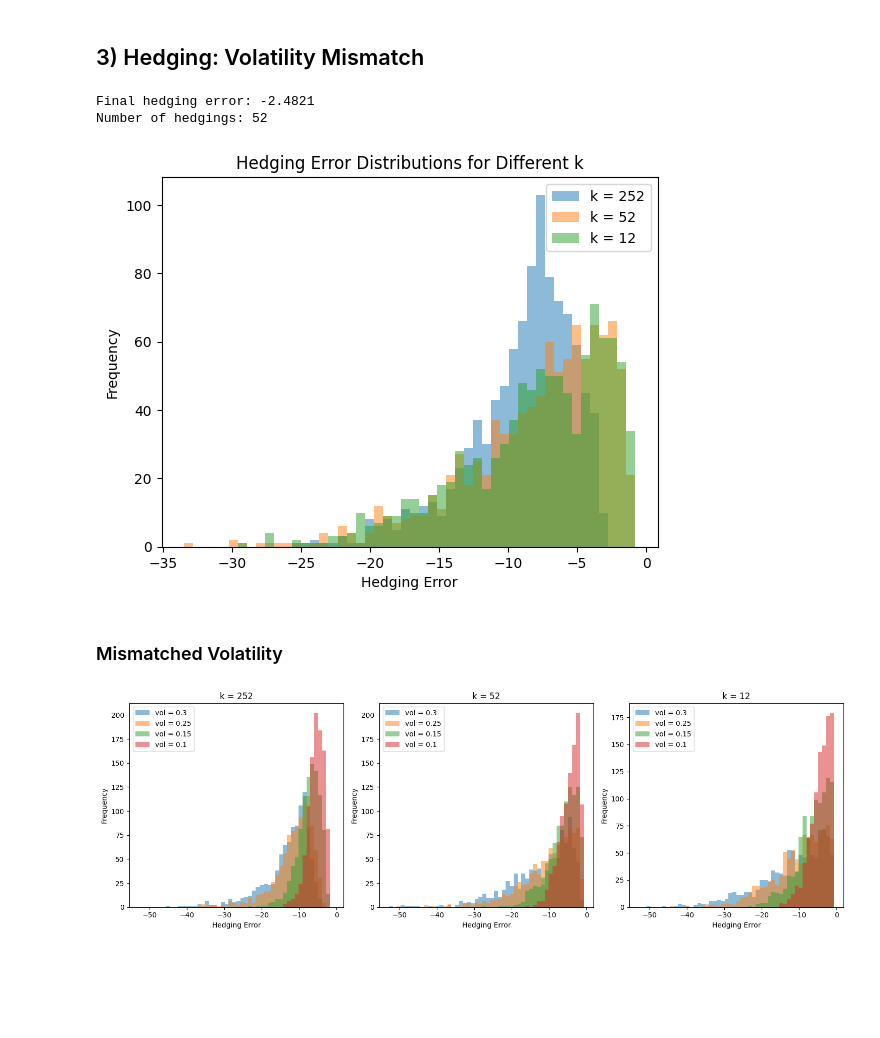
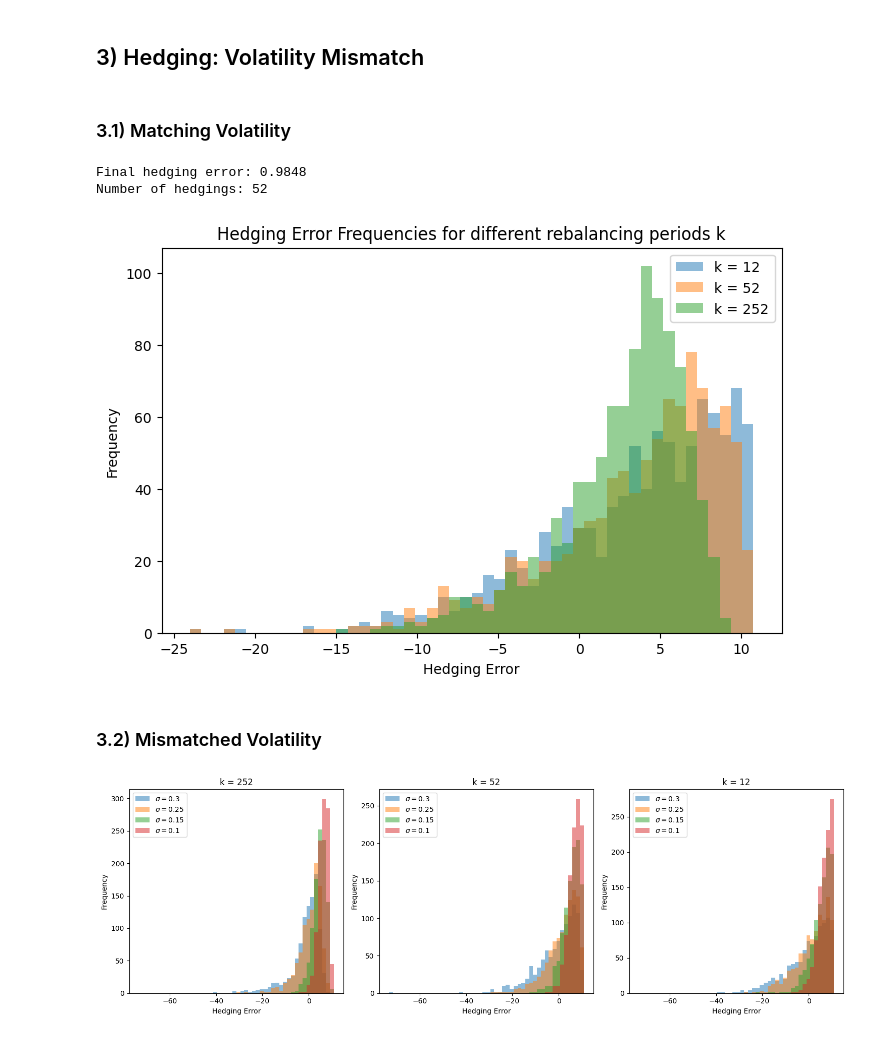
Before and after one commit to GiorgioCampo/CF_Assignment1, a Jupyter notebook: compfin_1.ipynb, the cells around one changed output. Cells and saved outputs as stored; diff of their text form; code cells hidden in the pictures; blank space fills up the shorter version.

Commit message:
Finalized ex 3, added img

```diff
--- a/compfin_1.ipynb
+++ b/compfin_1.ipynb
@@ -9,6 +9,8 @@ import pandas as pd
 import yfinance as yf
 import matplotlib.pyplot as plt
 import math
+
+savefig = True
 # %%
 ticker = "AAPL"
 start_date = "2010-01-01"
@@ -627,6 +629,8 @@ beta: -0.0005861197232981541
 On the other hand, the relationship between SPX returns vs Realized vol is not statistically significant (p > 0.7). The takeaway is that the realized volatility does not explain daily SPX returns meaningfully, and this aligns with the fact that volatility is more of a risk gauge than a return predictor
 # %% [markdown]
 ## 3) Hedging: Volatility Mismatch
+# %% [markdown]
+### 3.1) Matching Volatility
 # %%
 from scipy.stats import norm
 
@@ -647,6 +651,14 @@ def calculate_delta(S, K, T, t, r, sigma):
     d1 = (np.log(S / K) + (r + 0.5 * sigma**2) * (T - t)) / (sigma * np.sqrt(T - t))
     return norm.cdf(d1)
 
+def black_scholes_call_price(S, K, T, r, sigma):
+    if T <= 0:
+        return max(S - K, 0)  # Handle near-zero maturity edge case
+    d1 = (np.log(S / K) + (r + 0.5 * sigma ** 2) * T) / (sigma * np.sqrt(T))
+    d2 = d1 - sigma * np.sqrt(T)
+    call_price = S * norm.cdf(d1) - K * np.exp(-r * T) * norm.cdf(d2)
+    return call_price
+
 def call_option_payoff(S, K):
     return np.maximum(S - K, 0)
 # %%
@@ -665,12 +677,13 @@ def dynamic_hedging(S, K, T, r, sigma, dt, n=1000, k=252):
     cash = 0
     shares = calculate_delta(S[0], K, T, 0, r, sigma)
     cash = S0 * shares  # cost to buy shares (you are short the option)
-    cash = -cash  # you pay this
+    cash = -cash + black_scholes_call_price(S[0], K, T, r, sigma) # pay for shares, receive option premium
 
     # Dynamic hedging
     n_of_hedgings = 0
     for i in range(1, n):
         t = i * dt
+        # Hedge every k days
         if m.isclose(t, k * dt, abs_tol=k / (2*n)):
             new_delta = calculate_delta(S[i], K, T, t, r, sigma)
             delta_change = new_delta - shares
@@ -706,7 +719,7 @@ hedging_error, n_of_hedgings = dynamic_hedging(S, K, T, r, sigma, dt, n, k)
 print(f"Final hedging error: {hedging_error:.4f}")
 print(f"Number of hedgings: {n_of_hedgings}")
 # %% [output]
-Final hedging error: -2.4821
+Final hedging error: 0.9848
 Number of hedgings: 52
 # %%
 # Parameters
@@ -728,26 +741,30 @@ for k in hedging_errors.keys():
         hedging_errors[k].append(hedging_error)
 # %%
 all_errors = []
-for k in [252, 52, 12]:
+for k in [12, 52, 252]:
     all_errors.extend(hedging_errors[k])
 
 # Define consistent bins
 min_err = min(all_errors)
 max_err = max(all_errors)
 bins = np.linspace(min_err, max_err, 51)  # 50 bins
 
 # Plot
-for k in [252, 52, 12]:
+plt.figure(figsize=(8, 5))
+
+for k in [12, 52, 252]:
     plt.hist(hedging_errors[k], bins=bins, alpha=0.5, label=f"k = {k}", density=False)  # Optional: density
 plt.xlabel("Hedging Error")
 plt.ylabel("Frequency")
 plt.legend()
-plt.title("Hedging Error Distributions for Different k")
+plt.title("Hedging Error Frequencies for different rebalancing periods k")
+if savefig:
+    plt.savefig("./img/hedging_error_distributions.pdf")
 plt.show()
 # %% [output]
-[figure, old version]
+[figure, new version]
 # %% [markdown]
-### Mismatched Volatility
+### 3.2) Mismatched Volatility
 # %%
 # Parameters
 K = 99
@@ -786,12 +803,14 @@ for i, k in enumerate([252, 52, 12]):
     plt.subplot(1, 3, i + 1)
     for vol in reversed(vols):
         plt.hist(hedging_errors[str(vol)][k], bins=bins, alpha=0.5,
-                 label=f"vol = {vol}", density=False)  # Optional: density=True
+                 label=f"$\sigma = {vol}$", density=False)  # Optional: density=True
     plt.title(f"k = {k}")
     plt.xlabel("Hedging Error")
     plt.ylabel("Frequency")
     plt.legend()
 plt.tight_layout()
+if savefig:
+    plt.savefig("./img/hedging_error_distributions_vols.pdf")
 plt.show()
 # %% [output]
-[figure, old version]
+[figure, new version]
```
Also changed, not shown: parts of 6 cells of this notebook, 3 other files.
